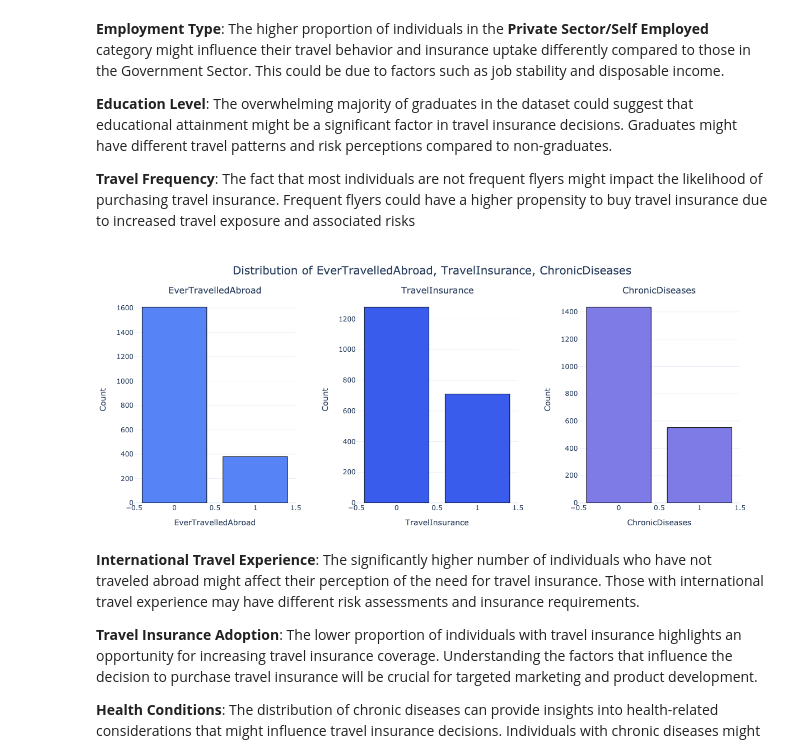
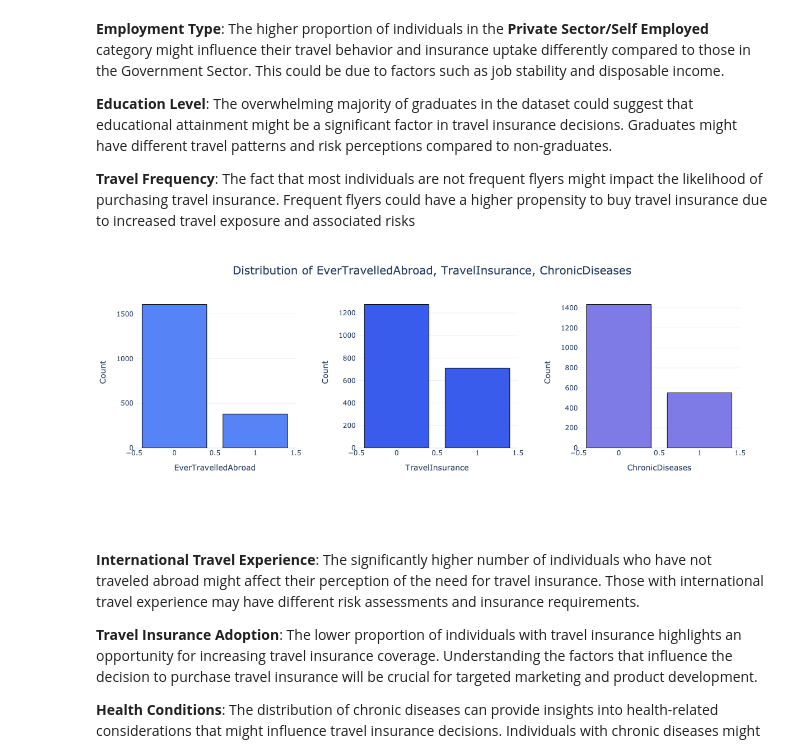
Before and after one commit to vytautas-bunevicius/travel-insurance-classifier, a Jupyter notebook: travel-insurance.ipynb, the cells around one changed output. Saved outputs shown, nothing was run; the diff lists cells and outputs as text; code cells hidden in the pictures.

Commit message:
Replaced static images with actual ones

```diff
--- a/travel-insurance.ipynb
+++ b/travel-insurance.ipynb
@@ -281,8 +281,8 @@ plot_combined_bar_charts(
 )
 # %%
-Image(filename="images/combined_bar_charts2_part1.png")
+Image(filename="images/combined_bar_charts2.png_chunk_1.png")
 # %% [output]
-[figure, old version]
+[figure, new version]
 # %% [markdown]
 **International Travel Experience**: The significantly higher number of individuals who have not traveled abroad might affect their perception of the need for travel insurance. Those with international travel experience may have different risk assessments and insurance requirements.
 
```
Also changed, not shown: parts of 2 cells of this notebook, 2 other files.
